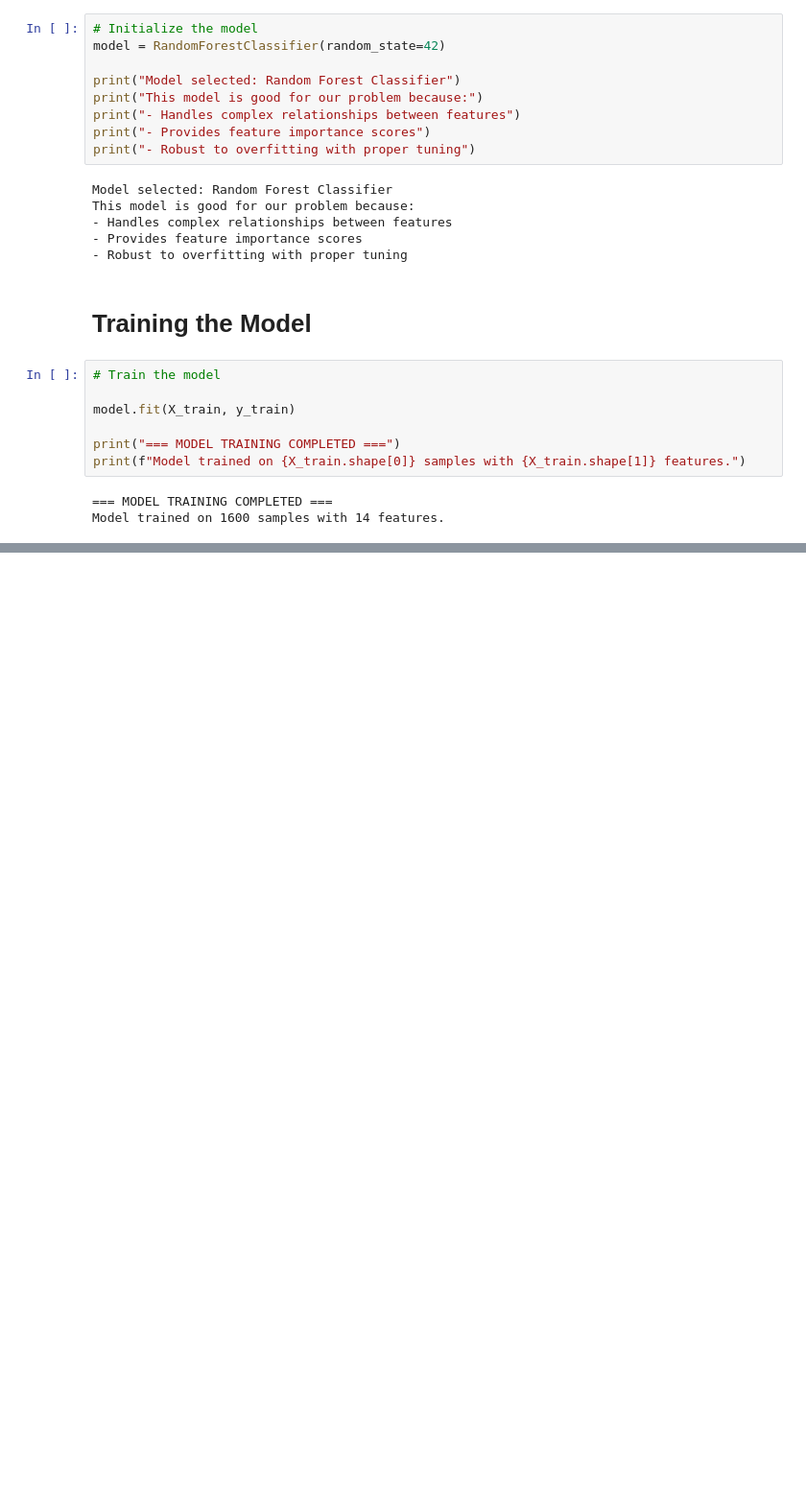
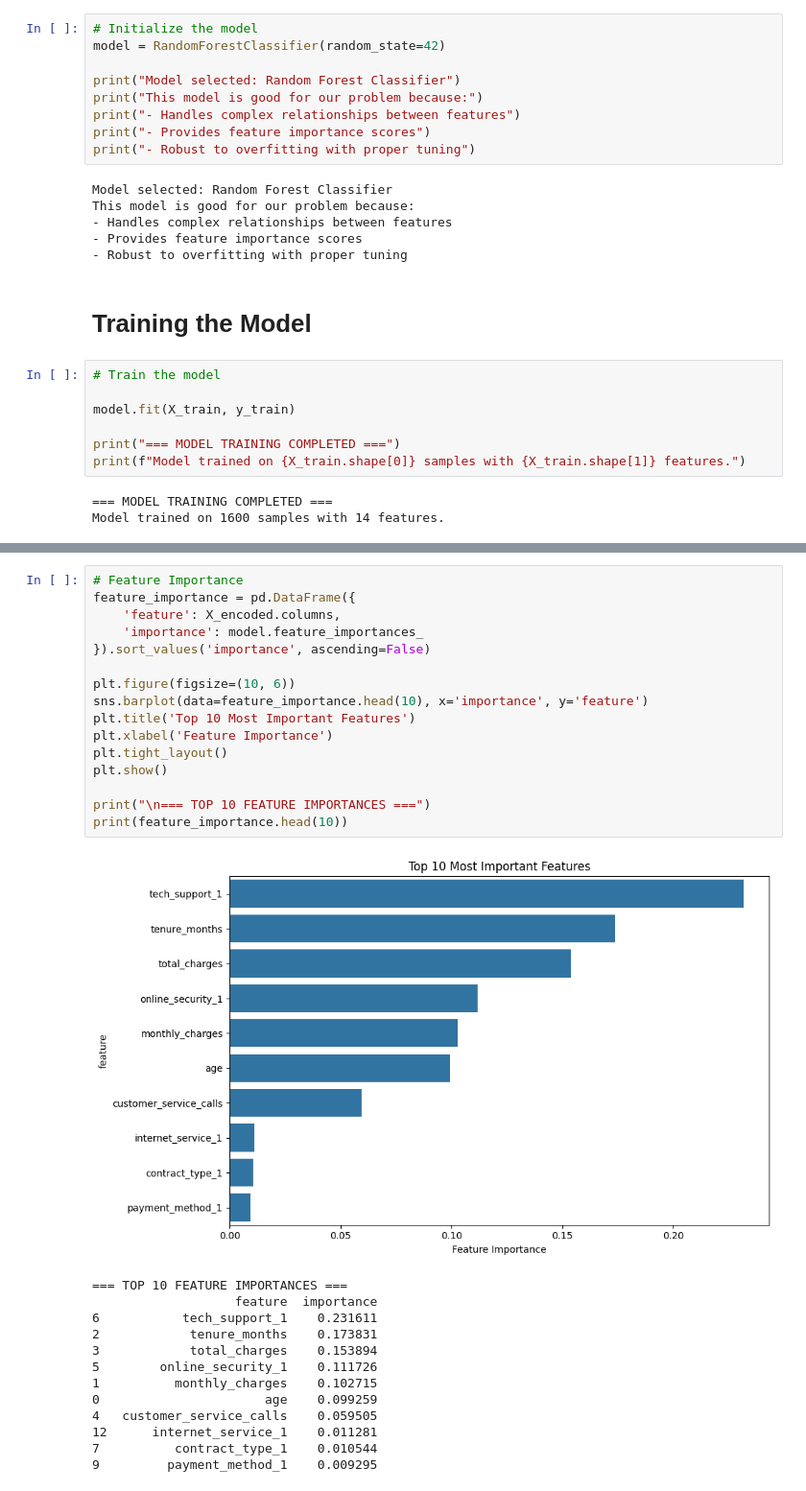
Before and after one commit to AanandPandit/aiml_engineer, a Jupyter notebook: complete-ML-pipeline/churnDataModel.ipynb, the cells around one changed output, grey strips where cells are left out. Shown at 96% size. Saved outputs shown, nothing was run; the diff lists cells and outputs as text; blank space fills up the shorter version.

```diff
--- a/complete-ML-pipeline/churnDataModel.ipynb
+++ b/complete-ML-pipeline/churnDataModel.ipynb
@@ -372,0 +443,30 @@ Model trained on 1600 samples with 14 features.
+# %%
+# Feature Importance
+feature_importance = pd.DataFrame({
+    'feature': X_encoded.columns,
+    'importance': model.feature_importances_
+}).sort_values('importance', ascending=False)
+
+plt.figure(figsize=(10, 6))
+sns.barplot(data=feature_importance.head(10), x='importance', y='feature')
+plt.title('Top 10 Most Important Features')
+plt.xlabel('Feature Importance')
+plt.tight_layout()
+plt.show()
+
+print("\n=== TOP 10 FEATURE IMPORTANCES ===")
+print(feature_importance.head(10))
+# %% [output]
+[figure, added]
+=== TOP 10 FEATURE IMPORTANCES ===
+                   feature  importance
+6           tech_support_1    0.231611
+2            tenure_months    0.173831
+3            total_charges    0.153894
+5        online_security_1    0.111726
+1          monthly_charges    0.102715
+0                      age    0.099259
+4   customer_service_calls    0.059505
+12      internet_service_1    0.011281
+7          contract_type_1    0.010544
+9         payment_method_1    0.009295
```
Also changed, not shown: parts of 5 cells of this notebook, 2 other files.
